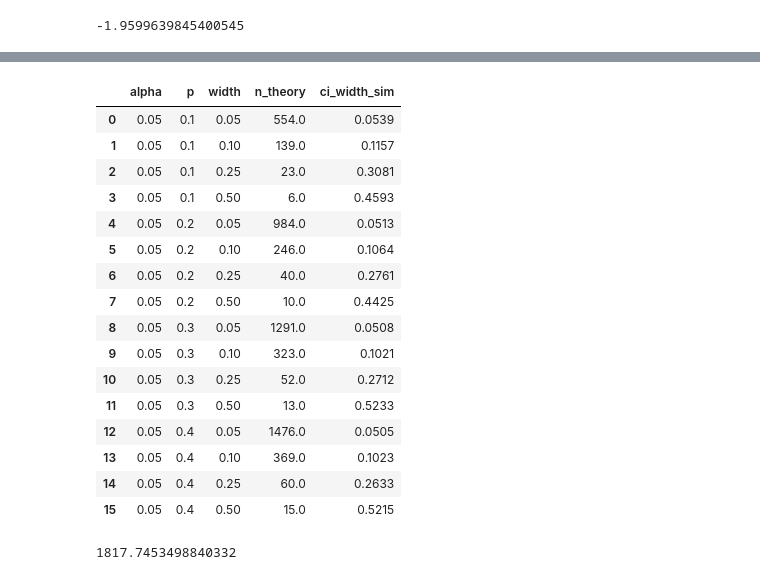
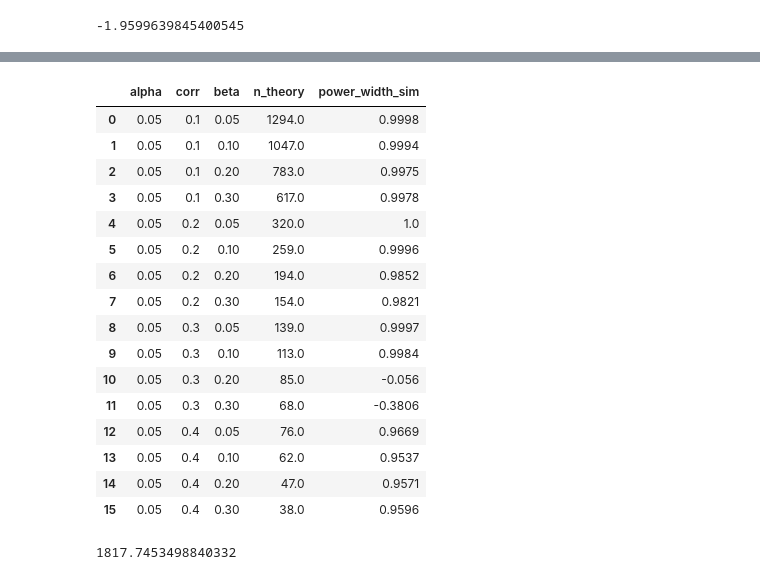
Before and after one commit to bettytan123/Sample-Size-Calculation, a Jupyter notebook: Correlation.ipynb, the cells around one changed output, grey strips where cells are left out. Drawn from its saved outputs; the diff is of its cells as text; code cells hidden in the pictures.

```diff
--- a/Correlation.ipynb
+++ b/Correlation.ipynb
@@ -417,15 +436,15 @@ samp_size_theory_list = []
 
 for i in np.arange(param_df.shape[0]):
     ## Compute sample size at particular parameter condiguration
-    n = samp_size_bin_ci(alpha=param_df.loc[i, 'alpha'],
-                          proportion=param_df.loc[i, 'p'],
-                          width=param_df.loc[i, 'width'])
+    n = samp_size_corr_coef(alpha=param_df.loc[i, 'alpha'],
+                          correlation=param_df.loc[i, 'corr'],
+                          beta=param_df.loc[i, 'beta'])
     ## Round to largest integer
     n_ = str(np.round(np.ceil(n),0))
     ## Append sample size to list
     samp_size_theory_list.append(n_)
 
 samp_size_theory_df = pd.concat([param_df, pd.Series(samp_size_theory_list)], axis=1)
-samp_size_theory_df.columns = ['alpha','p','width','n_theory']
+samp_size_theory_df.columns = ['alpha','corr','beta','n_theory']
 samp_size_theory_df
 # %% [output]
@@ -452,6 +471,6 @@ samp_size_theory_df
 ########################
 # %%
-def binorm_ci_samp_size(n, p, size):
+def corr_power_samp_size(corr, n):
     ## Set seed of everything
     np.random.seed(614)
     torch.manual_seed(614)
@@ -459,20 +478,21 @@ def binorm_ci_samp_size(n, p, size):
     scipy.stats.rv_continuous.random_state = 614
 
     ## Generate random data
-    x = np.random.binomial(n= 1, p = p, size = size)
+    sigma_matrix = np.array([1,corr,corr,1]).reshape((2,2))
+    mu_vec = np.array([0,0])
+    dat = scipy.stats.multivariate_normal.rvs(size=n, mean=mu_vec, cov=sigma_matrix)
     ## Analyze generated/simulated data
-    k = np.sum(x)
-    n = len(x)
-    res = scipy.stats.binomtest(k=k, n =n, p=p, alternative='two-sided')
+
+    res = scipy.stats.pearsonr(x=dat[:,0], y=dat[:,1], alternative='two-sided')
 
     ## Extract the estimate and CI
-    mu_ll, mu_ul = res.proportion_ci(confidence_level=0.95)
-    mu_hat = np.mean(x)
+    pval = res[1]
+    r = res[0]
+    tag = np.where(pval<0.05, 1, 0)
 
     # Return the estimate and the CI to the user
     # [] make it a list instead of scalar
-    out = pd.DataFrame({'mean': [mu_hat],
-                        'll95_mean': [mu_ll],
-                        'ul95_mean': [mu_ul]})
-
+    out = pd.DataFrame({'corr': [r],
+                        'pval': [pval],
+                        'power': [tag]})
     return(out)
@@ -485,7 +505,7 @@ binorm_ci_samp_size(n=1, p=0.2, size=245)
 ##
 ## Replicate above function to compute expected CI width, for continuous mean, at various parm values (mu, std, n) over number sim replicated (n_rep)
 ##
-def binorm_ci_samp_size_sim( p, size, n_rep):
+def corr_power_samp_size_sim( corr, n, n_rep):
 
     ## Simulate n_rep copies of sample size trials
     sim_out = []
@@ -494,7 +514,7 @@ def binorm_ci_samp_size_sim( p, size, n_rep):
     t0 = time()
 
     for i in trange(0, n_rep):
-        sim_out.append(binorm_ci_samp_size(n=1, p=p, size=size))
+        sim_out.append(corr_power_samp_size(corr=corr, n=n))
 
     t1 = time()
     runtime = t1 - t0
@@ -517,47 +537,47 @@ binorm_ci_samp_size_sim( p=0.2, size=245, n_rep=100)
 # %%
 ## Loop over theoretical table, to use simulation to understand relationship between (n, p, size, n_rep) etc.
 samp_size_sim_list = []
 
 ## 1000 simulation replicates; reduces computational burden
 n_rep = 10000
 
 t0 = time()
 
 for i in np.arange(samp_size_theory_df.shape[0]):
     ## Compute sample size at particular parameter condiguration
-    ci_width = binorm_ci_samp_size_sim(size=int(float(samp_size_theory_df.loc[i, 'n_theory'])),
-                          p=samp_size_theory_df.loc[i, 'p'],
+    power_width = corr_power_samp_size_sim(n=int(float(samp_size_theory_df.loc[i, 'n_theory'])),
+                          corr= samp_size_theory_df.loc[i, 'corr'],
                           n_rep=n_rep)
     ## Round to largest integer
-    ci_width_ = str(np.round(ci_width,4))
+    power_width_ = str(np.round(power_width,4))
     ## Append sample size to list
-    samp_size_sim_list.append(ci_width_)
+    samp_size_sim_list.append(power_width_)
 
 t1 = time()
 sim_time = t1-t0
 
 ## Compile results into dataFrame
 samp_size_sim_df = pd.concat([samp_size_theory_df, pd.Series(samp_size_sim_list)], axis=1)
-samp_size_sim_df.columns = ['alpha','p','width','n_theory','ci_width_sim']
+samp_size_sim_df.columns = ['alpha','corr','beta','n_theory','power_width_sim']
 samp_size_sim_df
 # %% [output]
-|  | alpha | p | width | n_theory | ci_width_sim |
-| 0 | 0.05 | 0.1 | 0.05 | 554.0 | 0.0539 |
-| 1 | 0.05 | 0.1 | 0.10 | 139.0 | 0.1157 |
-| 2 | 0.05 | 0.1 | 0.25 | 23.0 | 0.3081 |
-| 3 | 0.05 | 0.1 | 0.50 | 6.0 | 0.4593 |
-| 4 | 0.05 | 0.2 | 0.05 | 984.0 | 0.0513 |
-| 5 | 0.05 | 0.2 | 0.10 | 246.0 | 0.1064 |
-| 6 | 0.05 | 0.2 | 0.25 | 40.0 | 0.2761 |
-| 7 | 0.05 | 0.2 | 0.50 | 10.0 | 0.4425 |
-| 8 | 0.05 | 0.3 | 0.05 | 1291.0 | 0.0508 |
-| 9 | 0.05 | 0.3 | 0.10 | 323.0 | 0.1021 |
-| 10 | 0.05 | 0.3 | 0.25 | 52.0 | 0.2712 |
-| 11 | 0.05 | 0.3 | 0.50 | 13.0 | 0.5233 |
-| 12 | 0.05 | 0.4 | 0.05 | 1476.0 | 0.0505 |
-| 13 | 0.05 | 0.4 | 0.10 | 369.0 | 0.1023 |
-| 14 | 0.05 | 0.4 | 0.25 | 60.0 | 0.2633 |
-| 15 | 0.05 | 0.4 | 0.50 | 15.0 | 0.5215 |
+|  | alpha | corr | beta | n_theory | power_width_sim |
+| 0 | 0.05 | 0.1 | 0.05 | 1294.0 | 0.9998 |
+| 1 | 0.05 | 0.1 | 0.10 | 1047.0 | 0.9994 |
+| 2 | 0.05 | 0.1 | 0.20 | 783.0 | 0.9975 |
+| 3 | 0.05 | 0.1 | 0.30 | 617.0 | 0.9978 |
+| 4 | 0.05 | 0.2 | 0.05 | 320.0 | 1.0 |
+| 5 | 0.05 | 0.2 | 0.10 | 259.0 | 0.9996 |
+| 6 | 0.05 | 0.2 | 0.20 | 194.0 | 0.9852 |
+| 7 | 0.05 | 0.2 | 0.30 | 154.0 | 0.9821 |
+| 8 | 0.05 | 0.3 | 0.05 | 139.0 | 0.9997 |
+| 9 | 0.05 | 0.3 | 0.10 | 113.0 | 0.9984 |
+| 10 | 0.05 | 0.3 | 0.20 | 85.0 | -0.056 |
+| 11 | 0.05 | 0.3 | 0.30 | 68.0 | -0.3806 |
+| 12 | 0.05 | 0.4 | 0.05 | 76.0 | 0.9669 |
+| 13 | 0.05 | 0.4 | 0.10 | 62.0 | 0.9537 |
+| 14 | 0.05 | 0.4 | 0.20 | 47.0 | 0.9571 |
+| 15 | 0.05 | 0.4 | 0.30 | 38.0 | 0.9596 |
 # %%
 ## Timing for the simulation experiments
 sim_time
```
Also changed, not shown: parts of 27 cells of this notebook.
